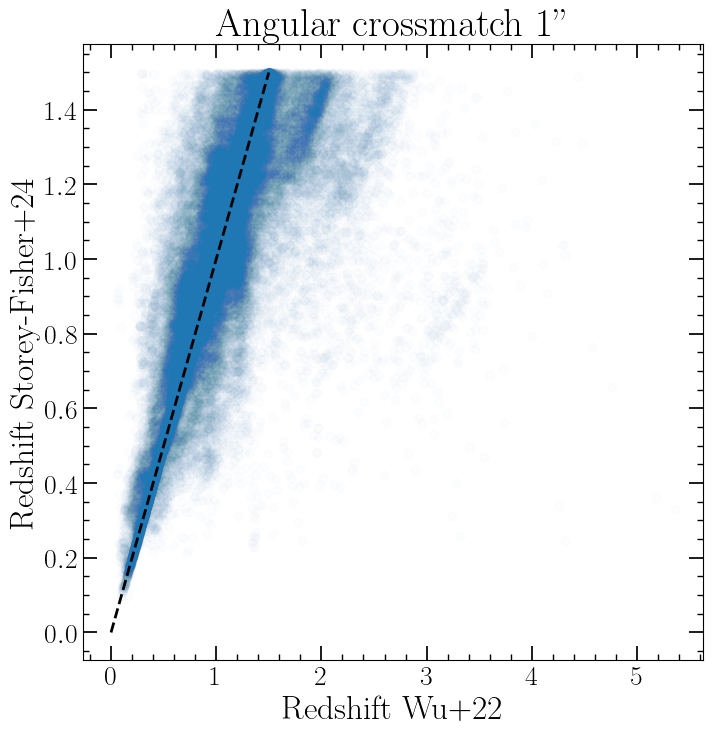
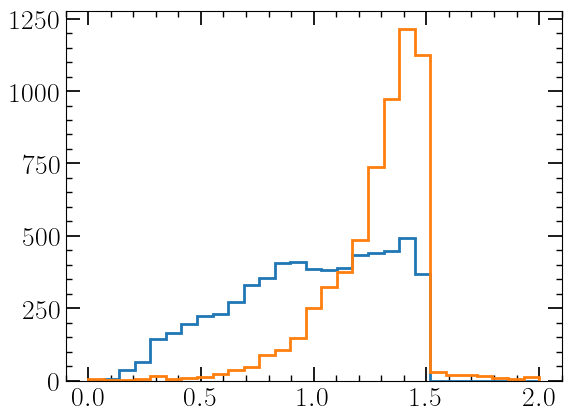
The change to this notebook cell's code, shown as a diff; its figure went from the first image to the second:
--- before
+++ after
@@ -8,4 +8,14 @@
     mask = (z_sys_match > 0) & (z_sys_err_match > 0)
 
+    edges = np.linspace(0, 2, 30)
+    dens = False
+    plt.figure()
+    plt.hist(z_quaia_match[mask], histtype='step', linewidth=2, bins=edges, density=dens, label='Quaia')
+    plt.hist(z_sys_match[mask], histtype='step', linewidth=2, bins=edges, density=dens, label=f'{label} in Quaia')
+    # plt.hist(z_sys, histtype='step', linewidth=2, bins=edges, density=dens, label='Wu+22 all')
+    # plt.hist(z_sdss, histtype='step', linewidth=2, bins=edges, density=dens, label='SDSS DR16Q all')
+    # plt.legend()
+    plt.show()
+
     zz = np.linspace(0, 1.5, 100)
     plt.figure(figsize=(8, 8))
@@ -15,4 +25,6 @@
     plt.ylabel('Redshift Storey-Fisher+24')
     plt.title('Angular crossmatch 1"')
+    plt.xlim(0, 0.5)
+    # plt.ylim(0, 0.5)
     plt.show()
 

Commit: fix bug